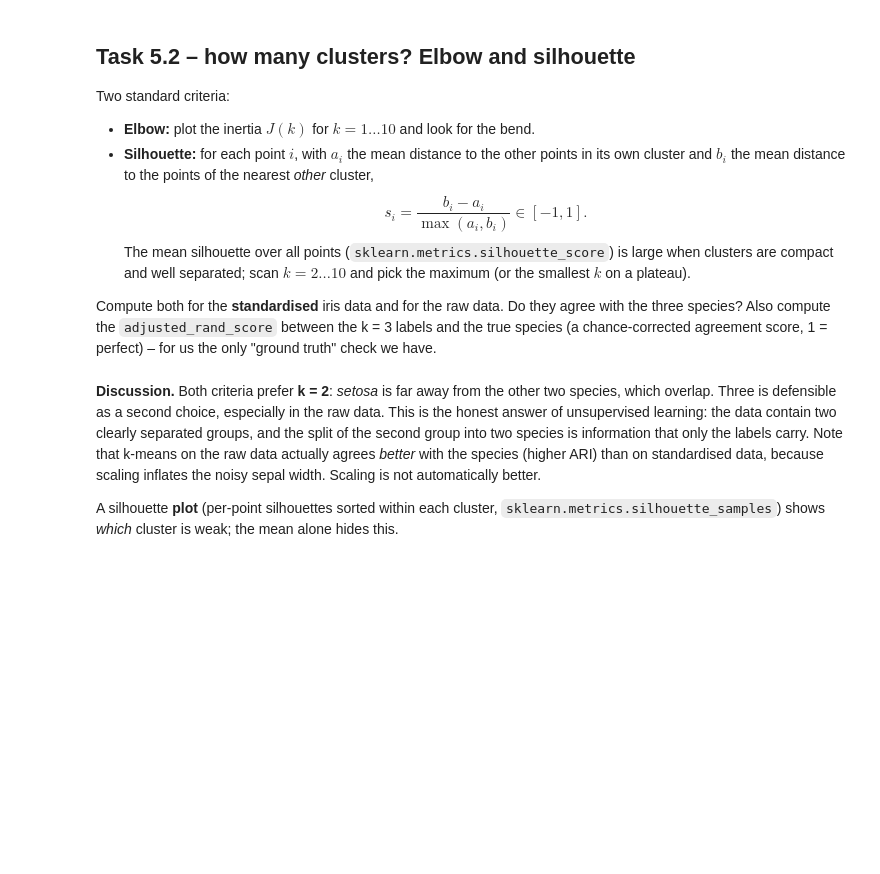
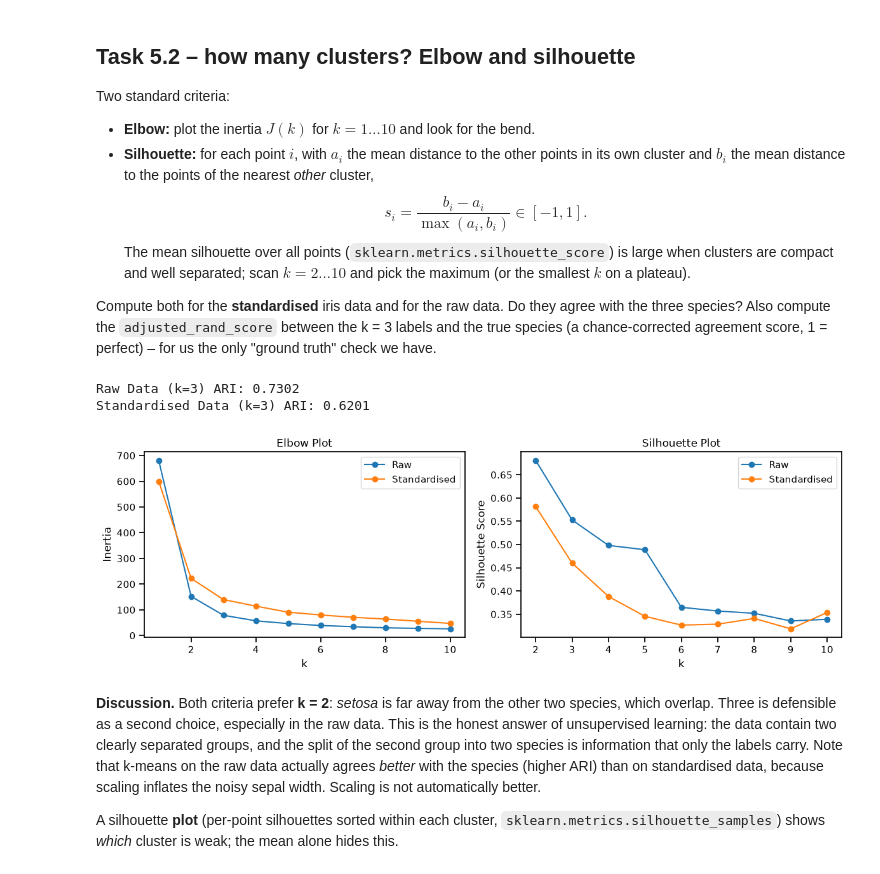
Before and after one commit to Ha5248qi/BERN02_excercise, a Jupyter notebook: Notebooks/exercise_PCA_and_Clustering/unsupervised_learning.ipynb, the cells around one changed output. Cells and saved outputs as stored; diff of their text form; code cells hidden in the pictures; blank space fills up the shorter version.

```diff
--- a/Notebooks/exercise_PCA_and_Clustering/unsupervised_learning.ipynb
+++ b/Notebooks/exercise_PCA_and_Clustering/unsupervised_learning.ipynb
@@ -709,7 +765,56 @@ Compute both for the **standardised** iris data and for the raw data. Do they ag
 Also compute the `adjusted_rand_score` between the k = 3 labels and the true species (a chance-corrected agreement
 score, 1 = perfect) – for us the only "ground truth" check we have.
 # %%
-# your code here
+k_range = range(1, 11)
+k_sil = range(2, 11)
+
+X_raw = df_iris.values
+X_std = StandardScaler().fit_transform(X_raw)
+
+fig, axes = plt.subplots(1, 2, figsize=(12, 4))
+
+for name, X_data in [("Raw", X_raw), ("Standardised", X_std)]:
+  inertias = [
+      sklearn.cluster.KMeans(n_clusters=k, n_init=10, random_state=2)
+      .fit(X_data)
+      .inertia_
+      for k in k_range
+  ]
+  silhouettes = [
+      sklearn.metrics.silhouette_score(
+          X_data,
+          sklearn.cluster.KMeans(n_clusters=k, n_init=10, random_state=2)
+          .fit(X_data)
+          .labels_,
+      )
+      for k in k_sil
+  ]
+
+  axes[0].plot(k_range, inertias, "o-", label=name)
+  axes[1].plot(k_sil, silhouettes, "o-", label=name)
+
+  km3 = sklearn.cluster.KMeans(n_clusters=3, n_init=10, random_state=2).fit(
+      X_data
+  )
+  ari = sklearn.metrics.adjusted_rand_score(species, km3.labels_)
+  print(f"{name} Data (k=3) ARI: {ari:.4f}")
+
+axes[0].set_xlabel("k")
+axes[0].set_ylabel("Inertia")
+axes[0].set_title("Elbow Plot")
+axes[0].legend()
+
+axes[1].set_xlabel("k")
+axes[1].set_ylabel("Silhouette Score")
+axes[1].set_title("Silhouette Plot")
+axes[1].legend()
+
+plt.tight_layout()
+plt.show()
+# %% [output]
+Raw Data (k=3) ARI: 0.7302
+Standardised Data (k=3) ARI: 0.6201
+[figure, added]
 # %% [markdown]
 **Discussion.** Both criteria prefer **k = 2**: *setosa* is far away from the other two species, which overlap.
 Three is defensible as a second choice, especially in the raw data. This is the honest answer of unsupervised
```
Also changed, not shown: parts of 7 cells of this notebook, 2 other files.
